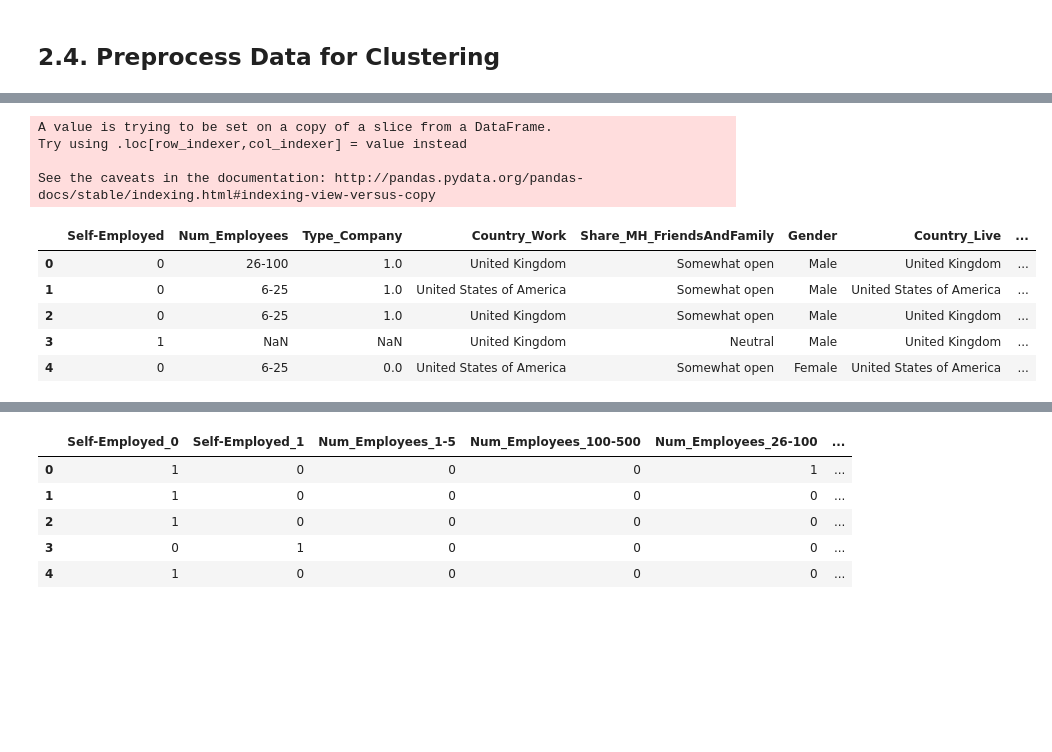
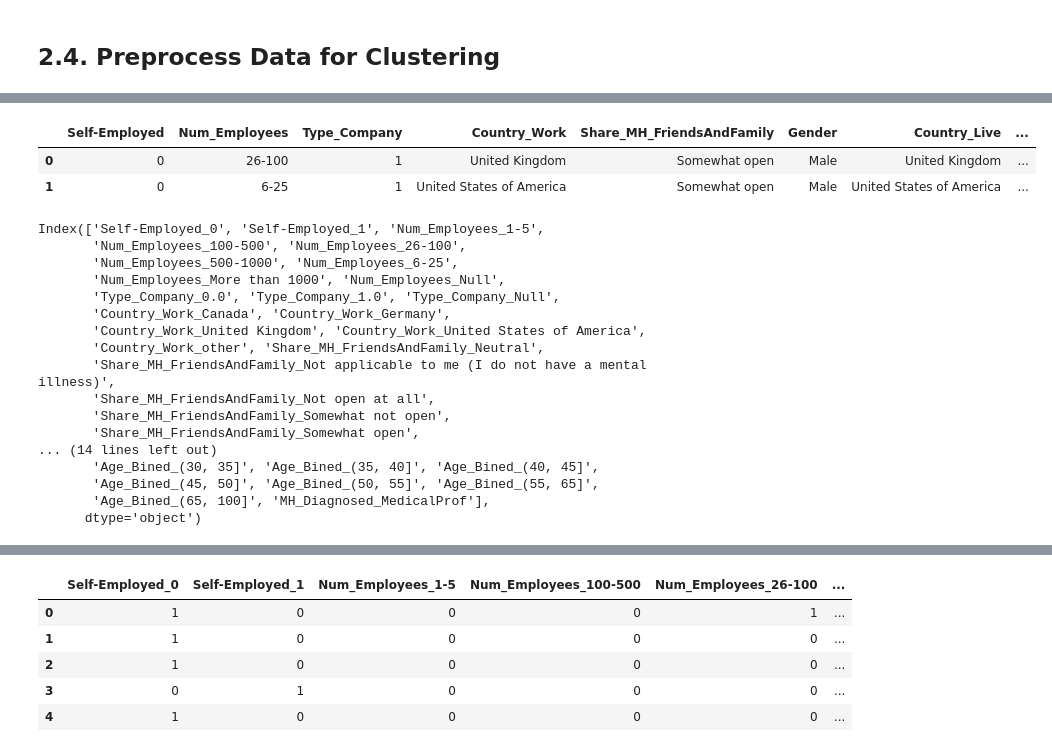
Before and after one commit to flaviacmr/Aprendizagem_Automatica, a Jupyter notebook: AA_201819_Project/AA_201819_Project/AA_201819_Project_FR2.ipynb, the cells around one changed output, grey strips where cells are left out. Saved outputs shown, nothing was run; the diff lists cells and outputs as text; code cells hidden in the pictures; blank space fills up the shorter version.

```diff
--- a/AA_201819_Project/AA_201819_Project/AA_201819_Project_FR2.ipynb
+++ b/AA_201819_Project/AA_201819_Project/AA_201819_Project_FR2.ipynb
@@ -633,4 +670,8 @@ Work_Role_Position                object
 dtype: object
+# %%
+df_mh['Self-Employed']=df_mh['Self-Employed'].astype('category')
+df_mh['Q25']=df_mh['Q25'].astype('category')
+df_mh['SoughTreatment_MH_Prof']=df_mh['SoughTreatment_MH_Prof'].astype('category')
 # %%
 columns_to_encode = ["1stRole_IT", "Consequence_in_Work_MH", "Country_Live", "Country_Work",
        "Employeer_Discuss_MH", "Employer_Considered_MH_PH",
@@ -782,7 +805,9 @@ In this task you should **learn classifiers to predict if a person currently has
 ##Drop some features of dataframe
 df_mh = df_mh.drop(columns = ['Self-Employed', 'Num_Employees', 'Type_Company', '1stRole_IT', 'Employeer_Discuss_MH',
                       'MH_Resources_Seeking_Help', 'Q9', 'Q10','Q11', 'Q12', 'Q13', 'Q17', 'Q18', 'Q20', 'Q21', 'Q22',
-                      'Q24', 'Q25', 'Q26', 'Q27', 'Q28', 'Q29', 'Q30', 'Q31', 'Q32', 'Q33', 'Q34', 'Q35', 'Q36', 'Q37', 'Q38', 'Q39', 'Q40', 'Q44', 'Q45', 'Q54', 'Q55', 'State_Work', 'Productivity_Affected_MH', 'State_Live'])
+                      'Q24', 'Q25', 'Q26', 'Q27', 'Q28', 'Q29', 'Q30', 'Q31', 'Q32', 'Q33', 'Q34', 'Q35', 'Q36', 'Q37',
+                      'Q38', 'Q39', 'Q40', 'Q44', 'Q45', 'Q54', 'Q55', 'State_Work', 'Productivity_Affected_MH',
+                      'State_Live'])
 
 
 #"Q10"
@@ -976,25 +1042,13 @@ df_mh.head()
 # %%
 df_clusters = df_mh[['Self-Employed', 'Num_Employees',
                      'Type_Company','Country_Work', 'Share_MH_FriendsAndFamily',
-                      'Gender','Country_Live', 'Work_Role_Position',
-                     'Family_MentalIllness','MH_Diagnosed_MedicalProf']]
+                      'Gender','Country_Live','State_Work', 'Work_Role_Position','Family_MentalIllness',
+                     'Age_Bined']]
 # %%
 col_clusters = df_clusters.columns
-# %%
-#df_clusters['Age'] = df_clusters['Age'].astype('category')
-df_clusters['Work_Role_Position'] = df_clusters['Work_Role_Position'].astype('category')
-#df_clusters['MH_Diagnosed_MedicalProf'] = df_clusters['MH_Diagnosed_MedicalProf'].astype('category')
-# %% [output]
-A value is trying to be set on a copy of a slice from a DataFrame.
-Try using .loc[row_indexer,col_indexer] = value instead
-
-See the caveats in the documentation: http://pandas.pydata.org/pandas-docs/stable/indexing.html#indexing-view-versus-copy
 # %%
-df_clusters.head()
+df_clusters.head(2)
 # %% [output]
 |  | Self-Employed | Num_Employees | Type_Company | Country_Work | Share_MH_FriendsAndFamily | Gender | Country_Live | ... |
-| 0 | 0 | 26-100 | 1.0 | United Kingdom | Somewhat open | Male | United Kingdom | ... |
-| 1 | 0 | 6-25 | 1.0 | United States of America | Somewhat open | Male | United States of America | ... |
-| 2 | 0 | 6-25 | 1.0 | United Kingdom | Somewhat open | Male | United Kingdom | ... |
-| 3 | 1 | NaN | NaN | United Kingdom | Neutral | Male | United Kingdom | ... |
-| 4 | 0 | 6-25 | 0.0 | United States of America | Somewhat open | Female | United States of America | ... |
+| 0 | 0 | 26-100 | 1 | United Kingdom | Somewhat open | Male | United Kingdom | ... |
+| 1 | 0 | 6-25 | 1 | United States of America | Somewhat open | Male | United States of America | ... |
@@ -1002,0 +1061,20 @@ df_clusters_bin = pd.get_dummies(df_clusters ,prefix = col_clusters).astype(np.i
+# %%
+df_clusters_bin1.columns
+# %% [output]
+Index(['Self-Employed_0', 'Self-Employed_1', 'Num_Employees_1-5',
+       'Num_Employees_100-500', 'Num_Employees_26-100',
+       'Num_Employees_500-1000', 'Num_Employees_6-25',
+       'Num_Employees_More than 1000', 'Num_Employees_Null',
+       'Type_Company_0.0', 'Type_Company_1.0', 'Type_Company_Null',
+       'Country_Work_Canada', 'Country_Work_Germany',
+       'Country_Work_United Kingdom', 'Country_Work_United States of America',
+       'Country_Work_other', 'Share_MH_FriendsAndFamily_Neutral',
+       'Share_MH_FriendsAndFamily_Not applicable to me (I do not have a mental illness)',
+       'Share_MH_FriendsAndFamily_Not open at all',
+       'Share_MH_FriendsAndFamily_Somewhat not open',
+       'Share_MH_FriendsAndFamily_Somewhat open',
+... (14 lines left out)
+       'Age_Bined_(30, 35]', 'Age_Bined_(35, 40]', 'Age_Bined_(40, 45]',
+       'Age_Bined_(45, 50]', 'Age_Bined_(50, 55]', 'Age_Bined_(55, 65]',
+       'Age_Bined_(65, 100]', 'MH_Diagnosed_MedicalProf'],
+      dtype='object')
```
Also changed, not shown: parts of 77 cells of this notebook.
